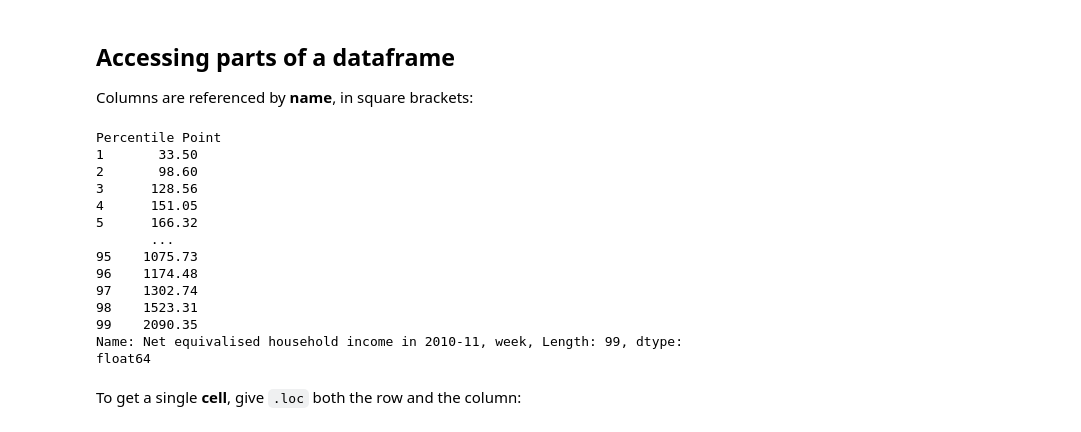
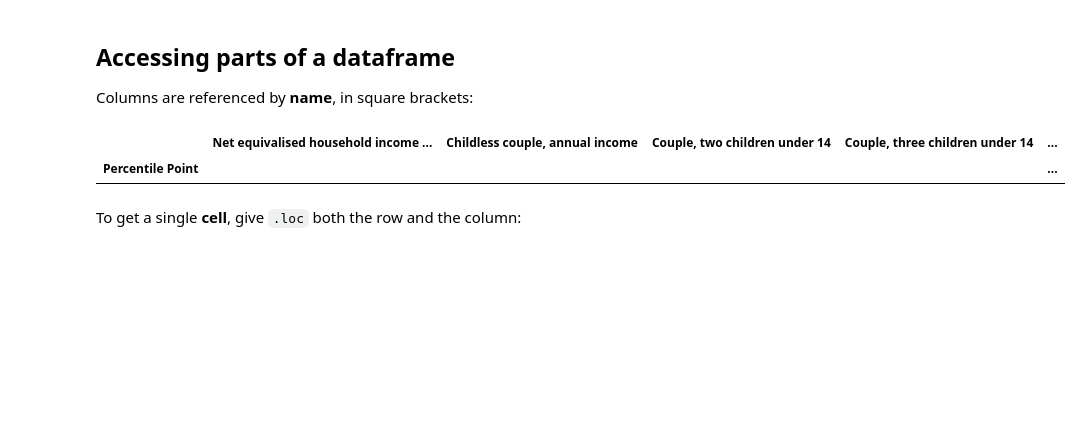
Before and after one commit to g07auriol-afk/QM2, a Jupyter notebook: notebooks/W02. Pandas.ipynb, the cells around one changed output. Saved outputs shown, nothing was run; the diff lists cells and outputs as text; code cells hidden in the pictures; blank space fills up the shorter version.

```diff
--- a/notebooks/W02. Pandas.ipynb
+++ b/notebooks/W02. Pandas.ipynb
@@ -93,21 +95,10 @@ income.loc[90:95]
 Columns are referenced by **name**, in square brackets:
 # %%
 weekly = "Net equivalised household income in 2010-11, week"
-income[weekly]
+income[income[weekly] > 3000]
 # %% [output]
-Percentile Point
-1       33.50
-2       98.60
-3      128.56
-4      151.05
-5      166.32
-       ...
-95    1075.73
-96    1174.48
-97    1302.74
-98    1523.31
-99    2090.35
-Name: Net equivalised household income in 2010-11, week, Length: 99, dtype: float64
+|  | Net equivalised household income ... | Childless couple, annual income | Couple, two children under 14 | Couple, three children under 14 | ... |
+| Percentile Point |  |  |  |  | ... |
 # %% [markdown]
 To get a single **cell**, give `.loc` both the row and the column:
 # %%
```
Also changed, not shown: parts of 7 cells of this notebook.
